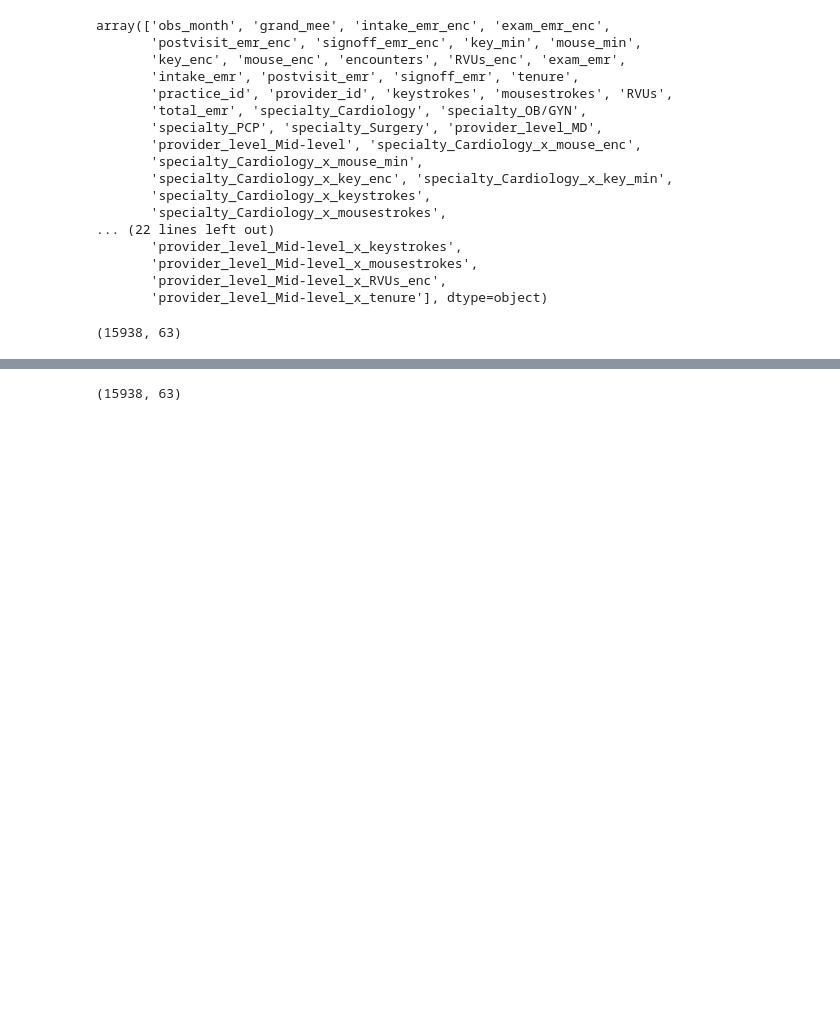
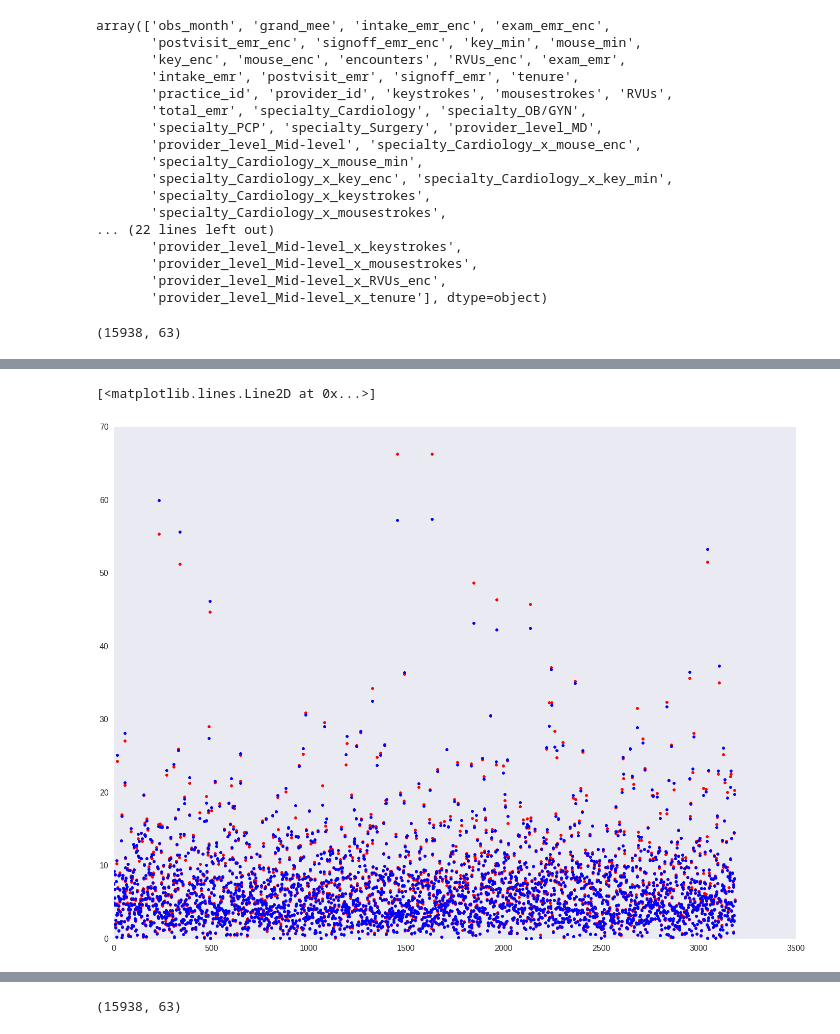
Before and after one commit to aflyax/Python, a Jupyter notebook: athenahealth_analysis/athena_regression.ipynb, the cells around one changed output, grey strips where cells are left out. Drawn from its saved outputs; the diff is of its cells as text; code cells hidden in the pictures; blank space fills up the shorter version.

```diff
--- a/athenahealth_analysis/athena_regression.ipynb
+++ b/athenahealth_analysis/athena_regression.ipynb
@@ -267,2 +248,0 @@ explained variance score:  0.995202392211
-# %%
-gbr.fit(X, Y)
@@ -290,0 +249,4 @@ GradientBoostingRegressor(alpha=0.9, init=None, learning_rate=0.1, loss='ls',
+# %%
+X_train, X_test, y_train, y_test = cross_validation.train_test_split(X, Y, test_size=0.2, random_state=10)
+
+gbr.fit(X_train, y_train)
@@ -290,0 +275,13 @@ GradientBoostingRegressor(alpha=0.9, init=None, learning_rate=0.1, loss='ls',
+# %%
+# index = sorted((rand(1000) * len(Y)).astype(int))
+# index
+
+sns.set(context='poster', style='dark')
+pylab.rcParams['figure.figsize'] = (24.0, 18.0)
+
+
+plt.plot(y_test, '.r')
+plt.plot(gbr.predict(X_test), '.b')
+# %% [output]
+[<matplotlib.lines.Line2D at 0x...>]
+[figure, added]
```
Also changed, not shown: parts of 16 cells of this notebook.
